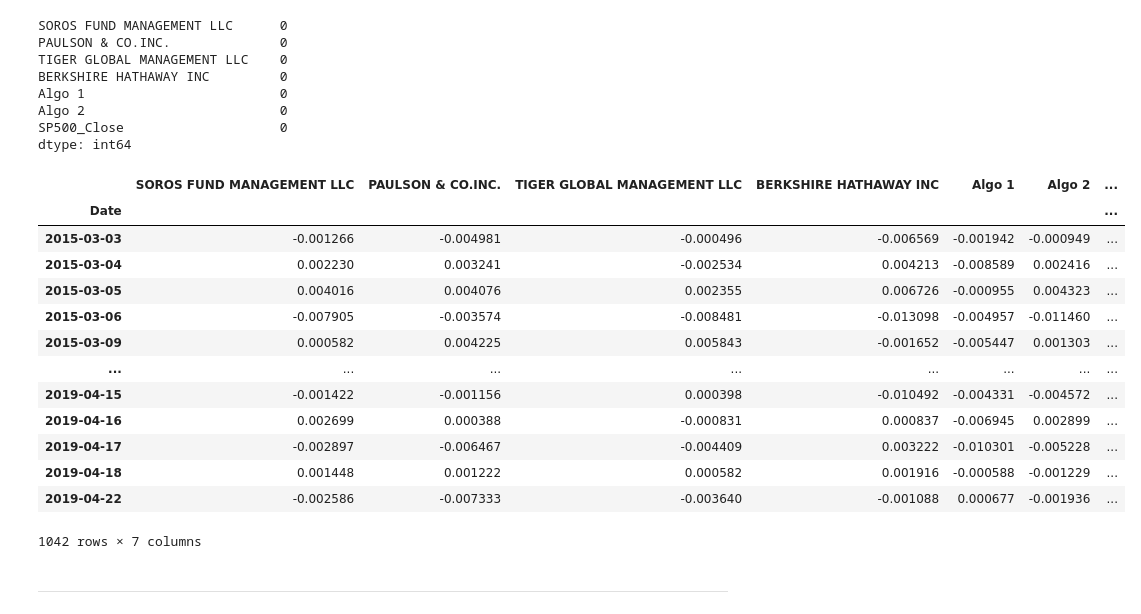
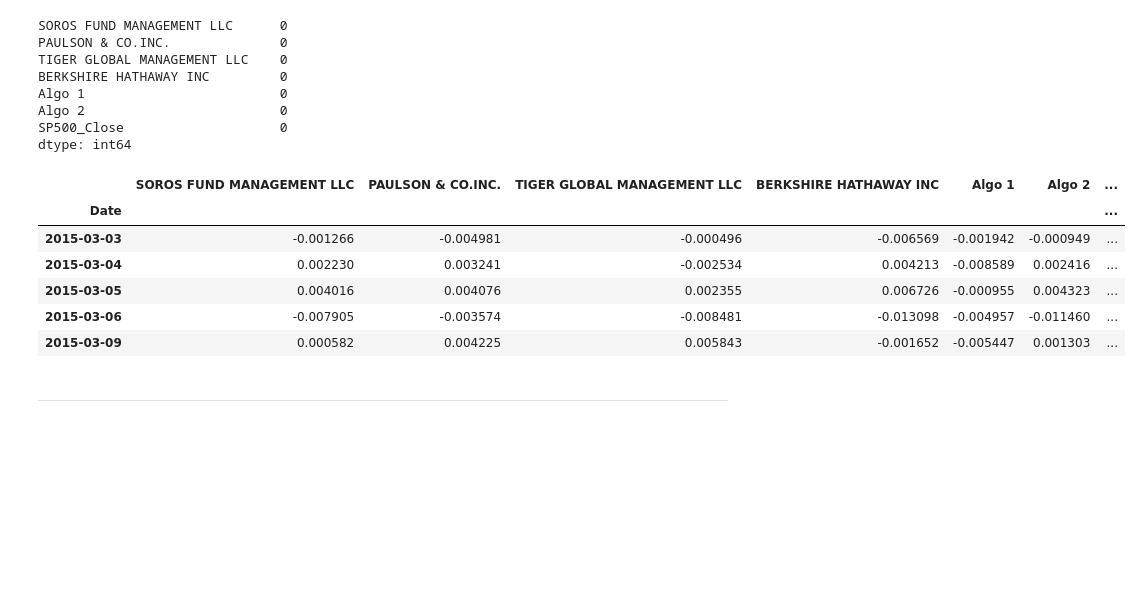
Before and after one commit to gadam/fintech_assessment_03, a Jupyter notebook: whale_analysis.ipynb, the cells around one changed output. Saved outputs shown, nothing was run; the diff lists cells and outputs as text; code cells hidden in the pictures; blank space fills up the shorter version.

```diff
--- a/whale_analysis.ipynb
+++ b/whale_analysis.ipynb
@@ -76,7 +76,8 @@ whale_df.describe(include="all")
 | max | 0.042977 | 0.029338 | 0.080705 | 0.061341 |
 # %%
 # Sort the whale dataframe for further analysis
-whale_df.sort_index()
+whale_df.sort_index(inplace=True)
+whale_df.head()
 # %% [output]
 |  | SOROS FUND MANAGEMENT LLC | PAULSON & CO.INC. | TIGER GLOBAL MANAGEMENT LLC | BERKSHIRE HATHAWAY INC |
 | Date |  |  |  |  |
@@ -139,7 +133,8 @@ algo_df.describe(include="all")
 | max | 0.098246 | 0.083734 |
 # %%
 # Sort the algorithmic dataframe for future analysis
-algo_df.sort_index()
+algo_df.sort_index(inplace=True)
+algo_df.head()
 # %% [output]
 |  | Algo 1 | Algo 2 |
 | Date |  |  |
@@ -186,7 +174,8 @@ sp500_df.dtypes
 Close    float64
 dtype: object
 # %%
-sp500_df.sort_index()
+sp500_df.sort_index(inplace=True)
+sp500_df.head()
 # %% [output]
 |  | Close |
 | Date |  |
@@ -220,7 +202,8 @@ dtype: int64
 # %%
 # Rename `Close` Column to be specific to this portfolio.
 sp500_daily_returns = sp500_daily_returns.rename(columns={"Close": "SP500_Close"})
-sp500_daily_returns.sort_index()
+sp500_daily_returns.sort_index(inplace=True)
+sp500_daily_returns.head()
 # %% [output]
 |  | SP500_Close |
 | Date |  |
@@ -266,22 +242,16 @@ SP500_Close                    0
 dtype: int64
 # %%
 # Sort the portfolio dataframe for future analysis
-combined_portfolio_df.sort_index()
+combined_portfolio_df.sort_index(inplace=True)
+combined_portfolio_df.head()
 # %% [output]
 |  | SOROS FUND MANAGEMENT LLC | PAULSON & CO.INC. | TIGER GLOBAL MANAGEMENT LLC | BERKSHIRE HATHAWAY INC | Algo 1 | Algo 2 | ... |
 | Date |  |  |  |  |  |  | ... |
 | 2015-03-03 | -0.001266 | -0.004981 | -0.000496 | -0.006569 | -0.001942 | -0.000949 | ... |
 | 2015-03-04 | 0.002230 | 0.003241 | -0.002534 | 0.004213 | -0.008589 | 0.002416 | ... |
 | 2015-03-05 | 0.004016 | 0.004076 | 0.002355 | 0.006726 | -0.000955 | 0.004323 | ... |
 | 2015-03-06 | -0.007905 | -0.003574 | -0.008481 | -0.013098 | -0.004957 | -0.011460 | ... |
 | 2015-03-09 | 0.000582 | 0.004225 | 0.005843 | -0.001652 | -0.005447 | 0.001303 | ... |
-| ... | ... | ... | ... | ... | ... | ... | ... |
-| 2019-04-15 | -0.001422 | -0.001156 | 0.000398 | -0.010492 | -0.004331 | -0.004572 | ... |
-| 2019-04-16 | 0.002699 | 0.000388 | -0.000831 | 0.000837 | -0.006945 | 0.002899 | ... |
-| 2019-04-17 | -0.002897 | -0.006467 | -0.004409 | 0.003222 | -0.010301 | -0.005228 | ... |
-| 2019-04-18 | 0.001448 | 0.001222 | 0.000582 | 0.001916 | -0.000588 | -0.001229 | ... |
-| 2019-04-22 | -0.002586 | -0.007333 | -0.003640 | -0.001088 | 0.000677 | -0.001936 | ... |
-1042 rows × 7 columns
 # %% [markdown]
 ---
 # %% [markdown]
```
Also changed, not shown: parts of 12 cells of this notebook.
